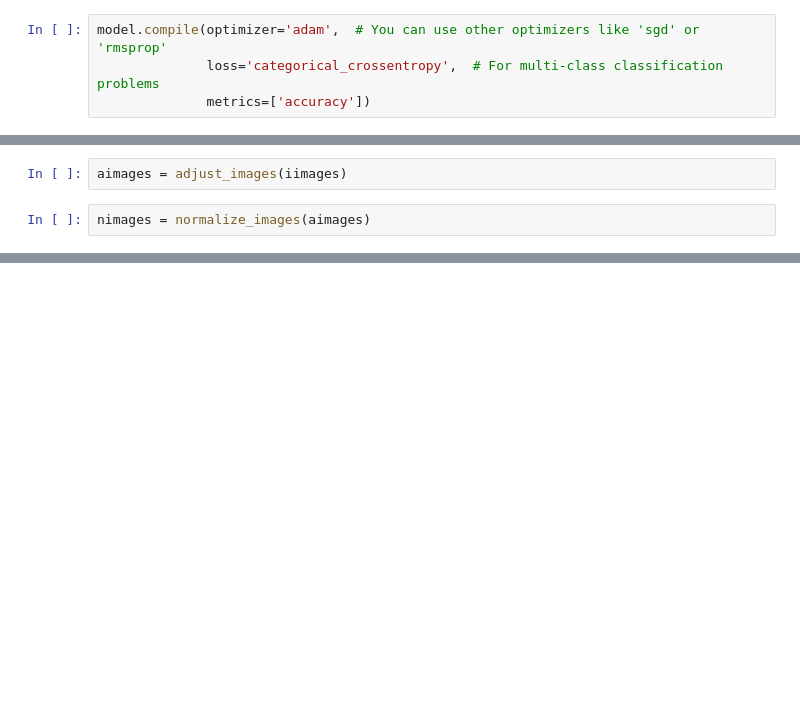
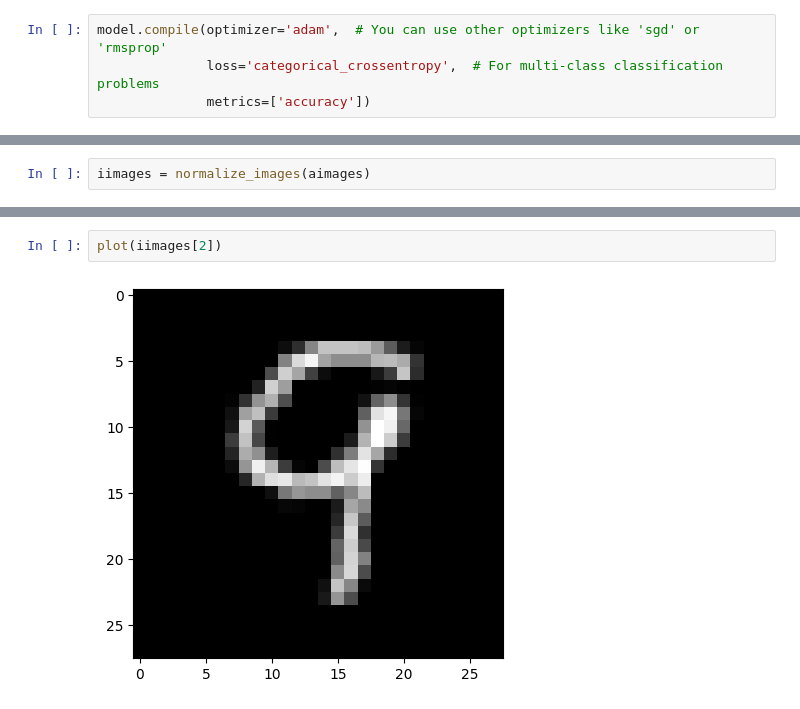
Before and after one commit to engelvinter/mnist, a Jupyter notebook: mnist_digits.ipynb, the cells around one changed output, grey strips where cells are left out. Cells and saved outputs as stored; diff of their text form; blank space fills up the shorter version.

```diff
--- a/mnist_digits.ipynb
+++ b/mnist_digits.ipynb
@@ -116,4 +102,2 @@ plot(s)
-# %%
-aimages = adjust_images(iimages)
 # %%
-nimages = normalize_images(aimages)
+iimages = normalize_images(aimages)
@@ -128,0 +104,4 @@ plot(omg)
+# %%
+plot(iimages[2])
+# %% [output]
+[figure, added]
```
Also changed, not shown: parts of 17 cells of this notebook, 4 other files.
